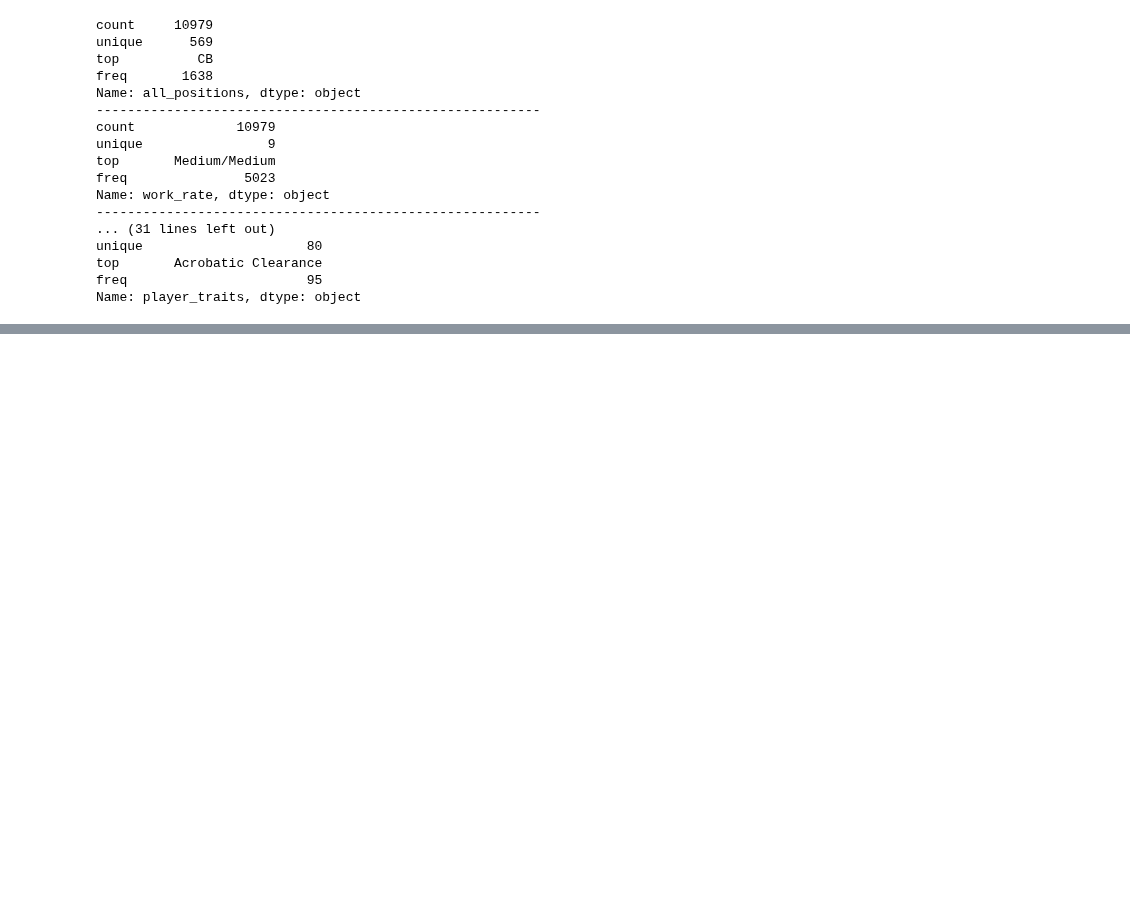
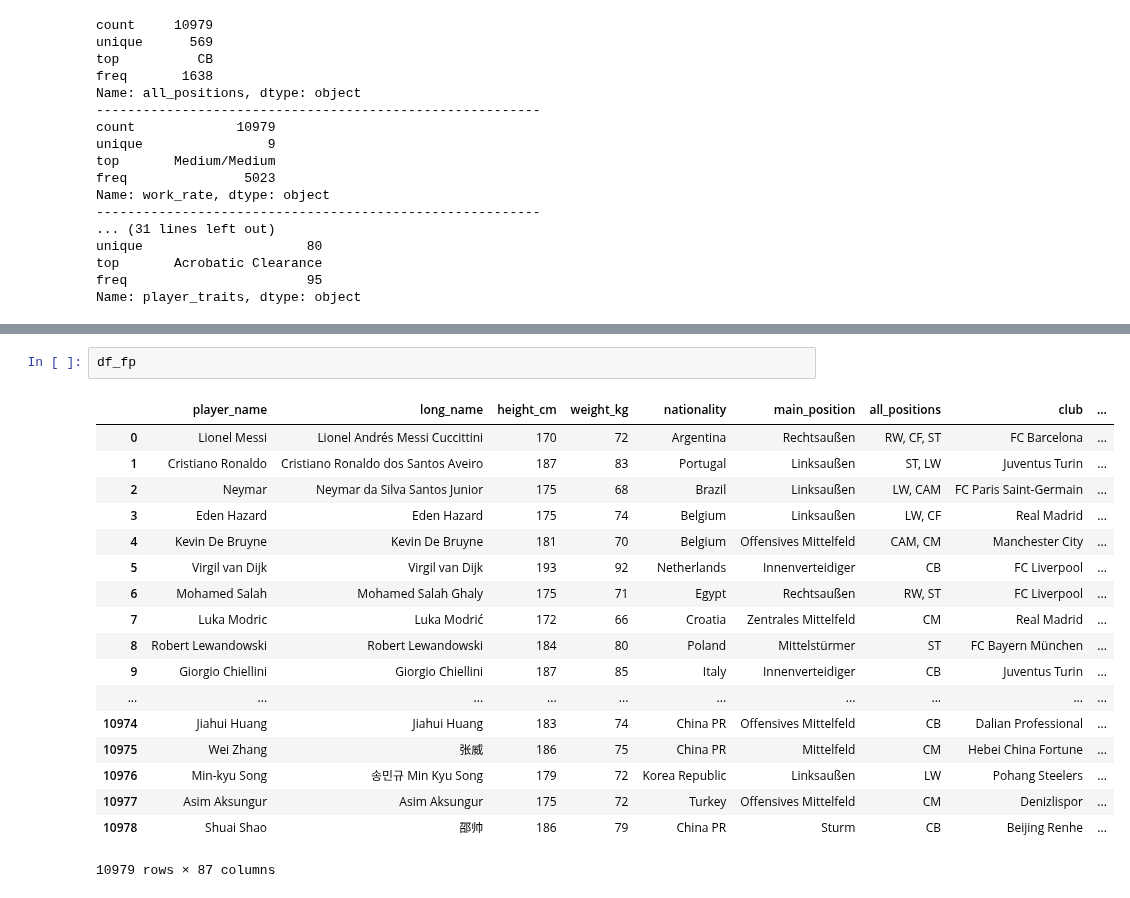
Before and after one commit to fabwerk90/FIFA-20---Market-value-prediction, a Jupyter notebook: d_data_cleaning.ipynb, the cells around one changed output, grey strips where cells are left out. Drawn from its saved outputs; the diff is of its cells as text; blank space fills up the shorter version.

```diff
--- a/d_data_cleaning.ipynb
+++ b/d_data_cleaning.ipynb
@@ -514,0 +494,21 @@ df_gk
+# %%
+df_fp
+# %% [output]
+|  | player_name | long_name | height_cm | weight_kg | nationality | main_position | all_positions | club | ... |
+| 0 | Lionel Messi | Lionel Andrés Messi Cuccittini | 170 | 72 | Argentina | Rechtsaußen | RW, CF, ST | FC Barcelona | ... |
+| 1 | Cristiano Ronaldo | Cristiano Ronaldo dos Santos Aveiro | 187 | 83 | Portugal | Linksaußen | ST, LW | Juventus Turin | ... |
+| 2 | Neymar | Neymar da Silva Santos Junior | 175 | 68 | Brazil | Linksaußen | LW, CAM | FC Paris Saint-Germain | ... |
+| 3 | Eden Hazard | Eden Hazard | 175 | 74 | Belgium | Linksaußen | LW, CF | Real Madrid | ... |
+| 4 | Kevin De Bruyne | Kevin De Bruyne | 181 | 70 | Belgium | Offensives Mittelfeld | CAM, CM | Manchester City | ... |
+| 5 | Virgil van Dijk | Virgil van Dijk | 193 | 92 | Netherlands | Innenverteidiger | CB | FC Liverpool | ... |
+| 6 | Mohamed Salah | Mohamed Salah Ghaly | 175 | 71 | Egypt | Rechtsaußen | RW, ST | FC Liverpool | ... |
+| 7 | Luka Modric | Luka Modrić | 172 | 66 | Croatia | Zentrales Mittelfeld | CM | Real Madrid | ... |
+| 8 | Robert Lewandowski | Robert Lewandowski | 184 | 80 | Poland | Mittelstürmer | ST | FC Bayern München | ... |
+| 9 | Giorgio Chiellini | Giorgio Chiellini | 187 | 85 | Italy | Innenverteidiger | CB | Juventus Turin | ... |
+| ... | ... | ... | ... | ... | ... | ... | ... | ... | ... |
+| 10974 | Jiahui Huang | Jiahui Huang | 183 | 74 | China PR | Offensives Mittelfeld | CB | Dalian Professional | ... |
+| 10975 | Wei Zhang | 张威 | 186 | 75 | China PR | Mittelfeld | CM | Hebei China Fortune | ... |
+| 10976 | Min-kyu Song | 송민규 Min Kyu Song | 179 | 72 | Korea Republic | Linksaußen | LW | Pohang Steelers | ... |
+| 10977 | Asim Aksungur | Asim Aksungur | 175 | 72 | Turkey | Offensives Mittelfeld | CM | Denizlispor | ... |
+| 10978 | Shuai Shao | 邵帅 | 186 | 79 | China PR | Sturm | CB | Beijing Renhe | ... |
+10979 rows × 87 columns
```
Also changed, not shown: parts of 4 cells of this notebook.
